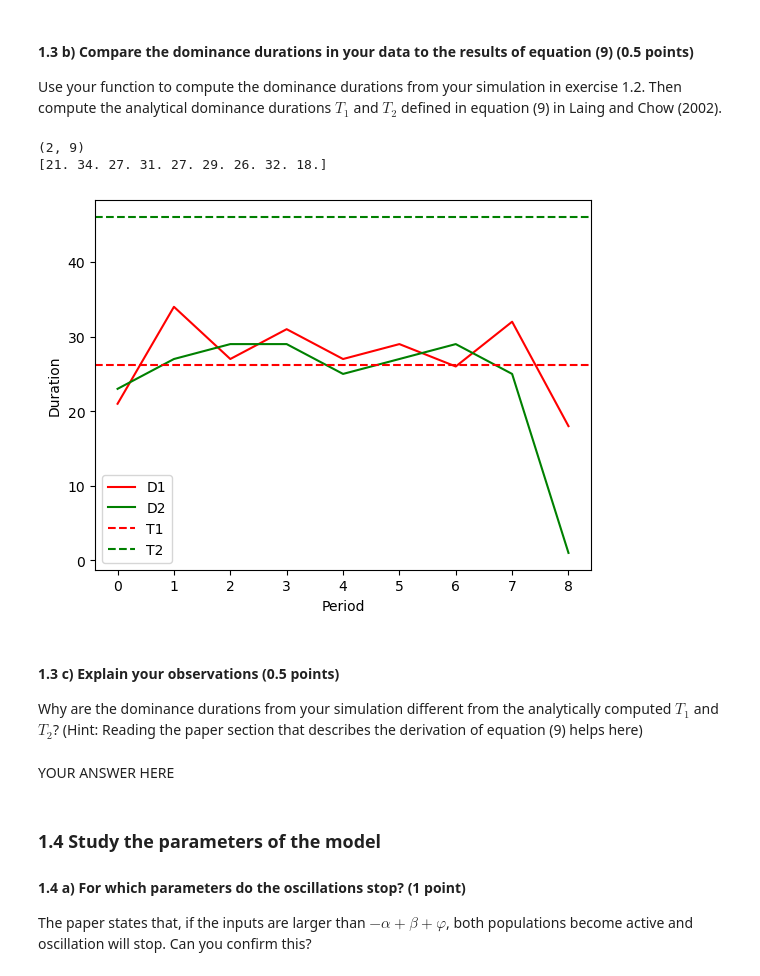
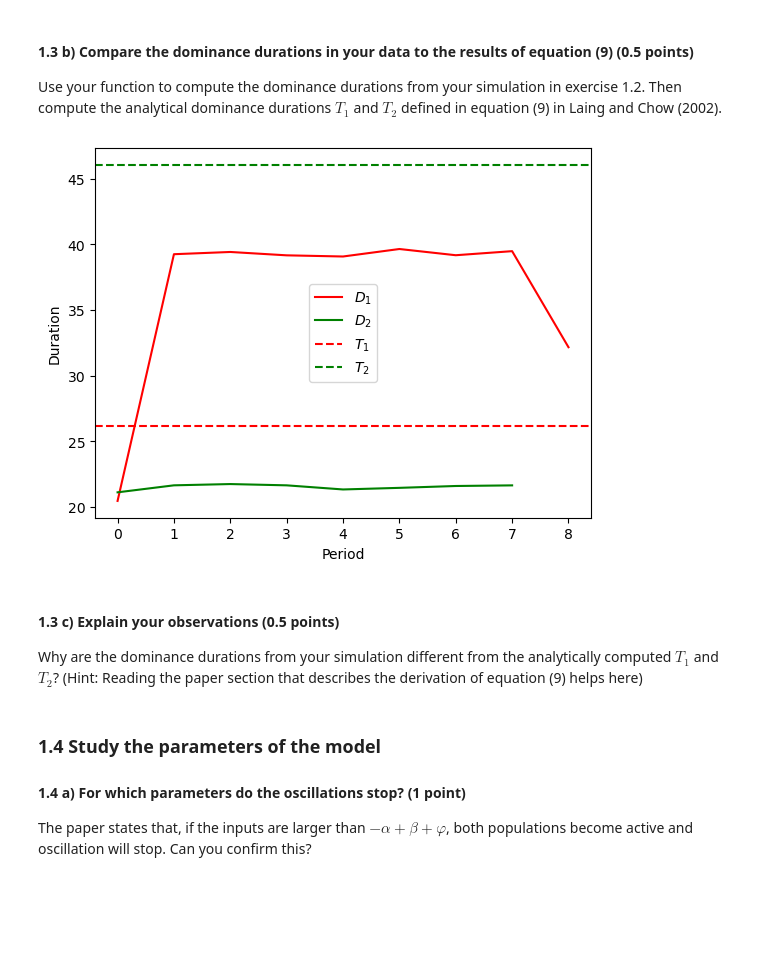
Before and after one commit to lfogarty98/mhbf_pt, a Jupyter notebook: 4-multisensory-integration/multisensory-integration.ipynb, the cells around one changed output. Cells and saved outputs as stored; diff of their text form; code cells hidden in the pictures; blank space fills up the shorter version.

```diff
--- a/4-multisensory-integration/multisensory-integration.ipynb
+++ b/4-multisensory-integration/multisensory-integration.ipynb
@@ -206,32 +219,28 @@ assert_var_defined("dominance_durations", func=True)
 #### 1.3 b) Compare the dominance durations in your data to the results of equation (9) (0.5 points)
 
 Use your function to compute the dominance durations from your simulation in exercise 1.2. Then compute the analytical dominance durations $T_1$ and $T_2$ defined in equation (9) in Laing and Chow (2002).
-# %%
-durations = dominance_durations(res.y[0], res.y[1], res.t)
-print(durations.shape)
-print(durations[0,:])
-T1 = -20 * np.log((I2-0.4)/(0.4+0.4-I1))
-T2 = -20 * np.log((I1-0.4)/(0.4+0.4-I2))
-
-plt.plot(np.arange(durations.shape[1]), durations[0,:], label='D1', color='r')
-plt.plot(np.arange(durations.shape[1]), durations[1,:], label='D2', color='g')
-plt.axhline(y=T1, color='r', linestyle='--', label='T1')
-plt.axhline(y=T2, color='g', linestyle='--', label='T2')
-plt.xlabel('Period')
-plt.ylabel('Duration')
-plt.legend()
-# plt.xlim((0,20))
-plt.show()
-# %% [output]
-(2, 9)
-[21. 34. 27. 31. 27. 29. 26. 32. 18.]
-[figure, removed]
+# %%
+def plot_dominance_durations(t, y, I1, I2):
+    durations_1, durations_2 = dominance_durations(y[0], y[1], t)
+    T1 = -20 * np.log((I2-0.4)/(0.4+0.4-I1))
+    T2 = -20 * np.log((I1-0.4)/(0.4+0.4-I2))
+
+    plt.plot(np.arange(0, len(durations_1)), durations_1, label='$D_1$', color='r')
+    plt.plot(np.arange(0, len(durations_2)), durations_2, label='$D_2$', color='g')
+    plt.axhline(y=T1, color='r', linestyle='--', label='$T_1$')
+    plt.axhline(y=T2, color='g', linestyle='--', label='$T_2$')
+    plt.xlabel('Period')
+    plt.ylabel('Duration')
+    plt.legend()
+    plt.show()
+
+plot_dominance_durations(res.t, res.y, 0.43, 0.5)
+# %% [output]
+[figure, added]
 # %% [markdown]
 #### 1.3 c) Explain your observations (0.5 points)
 
 Why are the dominance durations from your simulation different from the analytically computed $T_1$ and $T_2$? (Hint: Reading the paper section that describes the derivation of equation (9) helps here)
-# %% [markdown]
-YOUR ANSWER HERE
 # %% [markdown]
 ### 1.4 Study the parameters of the model
 
```
Also changed, not shown: parts of 15 cells of this notebook.
